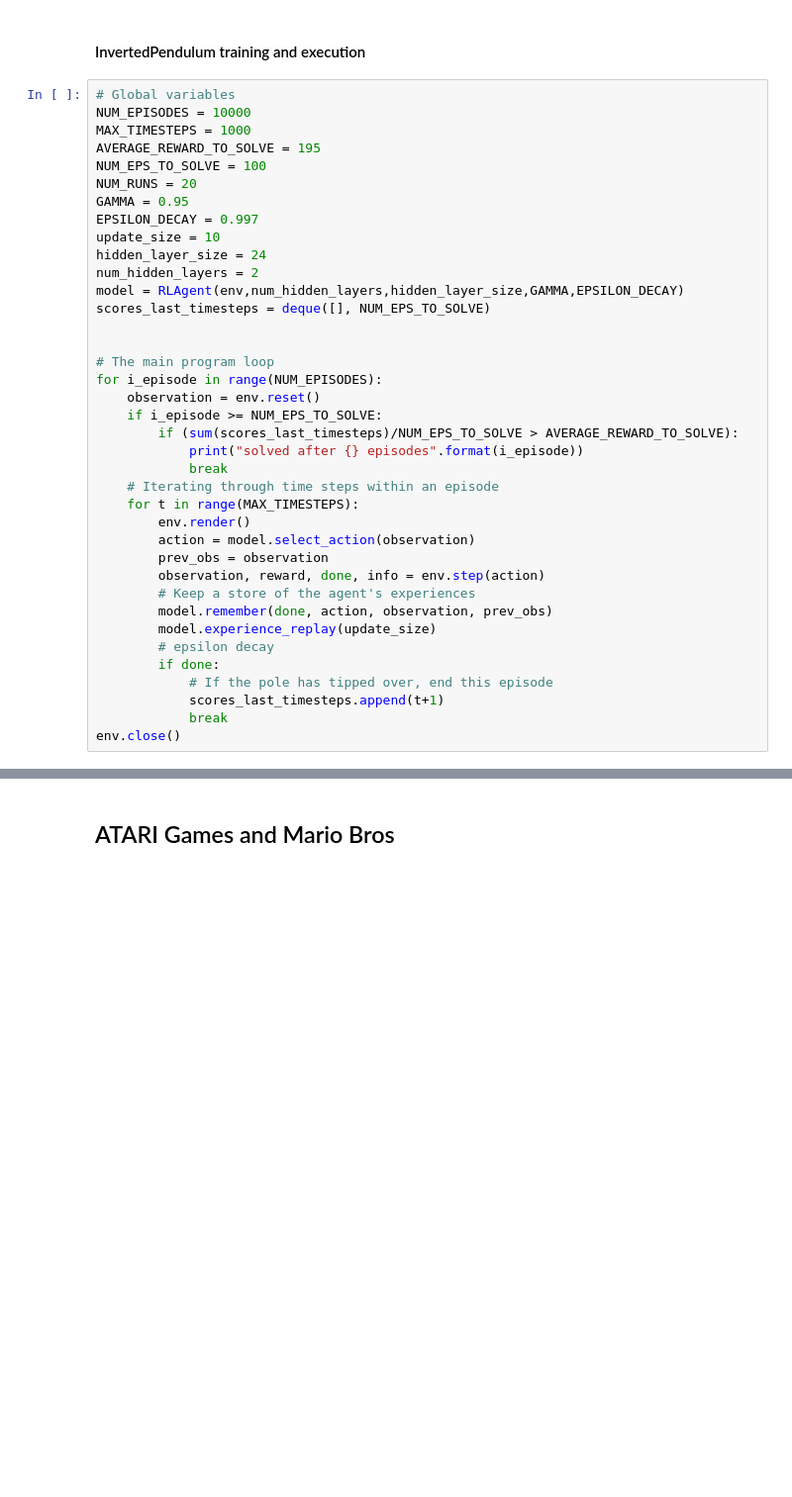
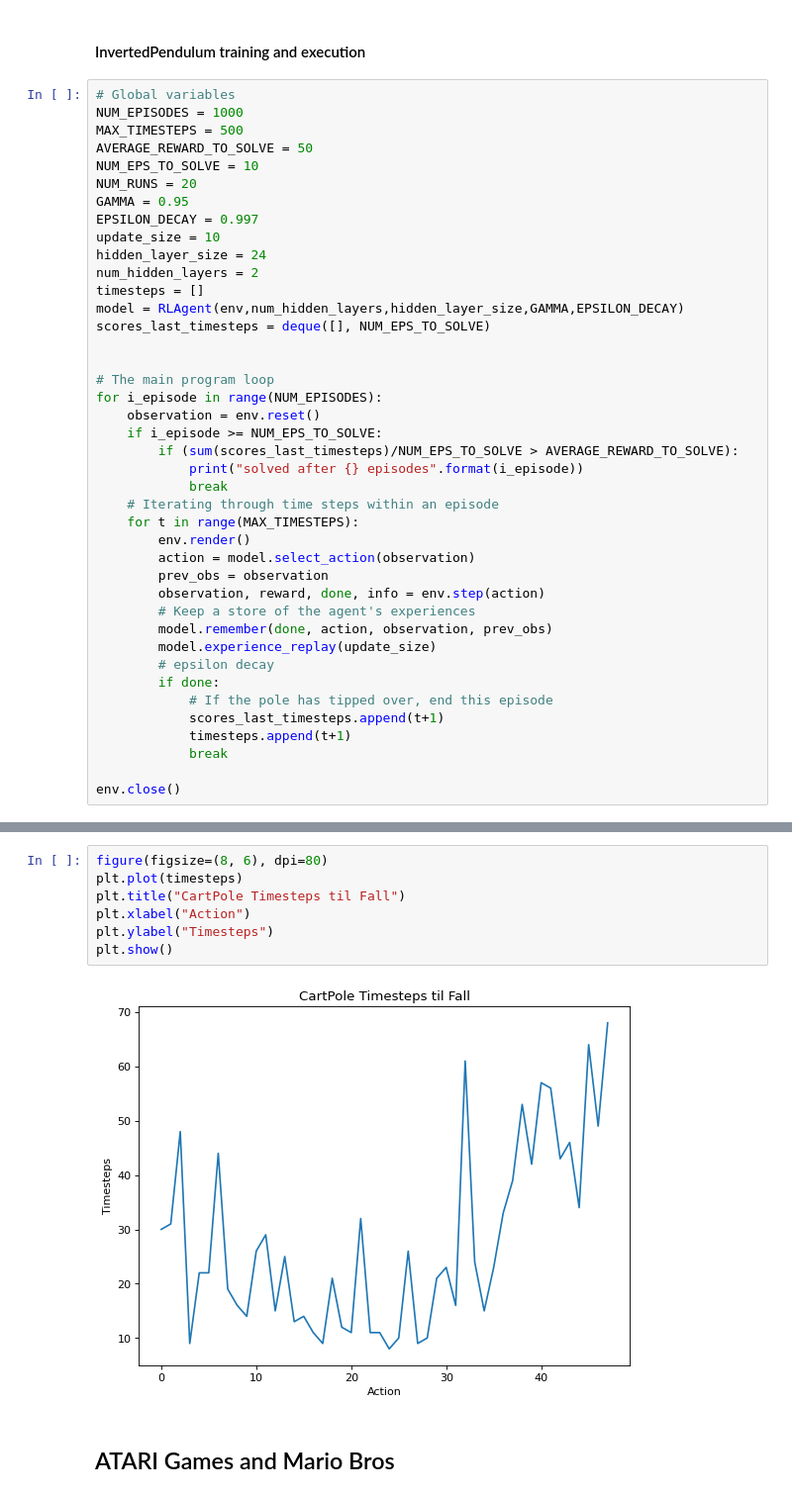
Before and after one commit to JLechuga94/DeepLearning, a Jupyter notebook: Final_Project_Reinforcement_Learning/DeepReinforcementLearning.ipynb, the cells around one changed output, grey strips where cells are left out. Shown: that part at 99% size. Saved outputs shown, nothing was run; the diff lists cells and outputs as text; blank space fills up the shorter version.

```diff
--- a/Final_Project_Reinforcement_Learning/DeepReinforcementLearning.ipynb
+++ b/Final_Project_Reinforcement_Learning/DeepReinforcementLearning.ipynb
@@ -717,16 +724,17 @@ def relu_derivative(mat):
 #### InvertedPendulum training and execution
 # %%
 # Global variables
-NUM_EPISODES = 10000
-MAX_TIMESTEPS = 1000
-AVERAGE_REWARD_TO_SOLVE = 195
-NUM_EPS_TO_SOLVE = 100
+NUM_EPISODES = 1000
+MAX_TIMESTEPS = 500
+AVERAGE_REWARD_TO_SOLVE = 50
+NUM_EPS_TO_SOLVE = 10
 NUM_RUNS = 20
 GAMMA = 0.95
 EPSILON_DECAY = 0.997
 update_size = 10
 hidden_layer_size = 24
 num_hidden_layers = 2
+timesteps = []
 model = RLAgent(env,num_hidden_layers,hidden_layer_size,GAMMA,EPSILON_DECAY)
 scores_last_timesteps = deque([], NUM_EPS_TO_SOLVE)
 
@@ -751,5 +759,7 @@ for i_episode in range(NUM_EPISODES):
         if done:
             # If the pole has tipped over, end this episode
             scores_last_timesteps.append(t+1)
+            timesteps.append(t+1)
             break
+
 env.close()
@@ -756,3 +768,12 @@ env.close()
+# %%
+figure(figsize=(8, 6), dpi=80)
+plt.plot(timesteps)
+plt.title("CartPole Timesteps til Fall")
+plt.xlabel("Action")
+plt.ylabel("Timesteps")
+plt.show()
+# %% [output]
+[figure, added]
 # %% [markdown]
 ## ATARI Games and Mario Bros
 # %%
```
Also changed, not shown: parts of 21 cells of this notebook.
